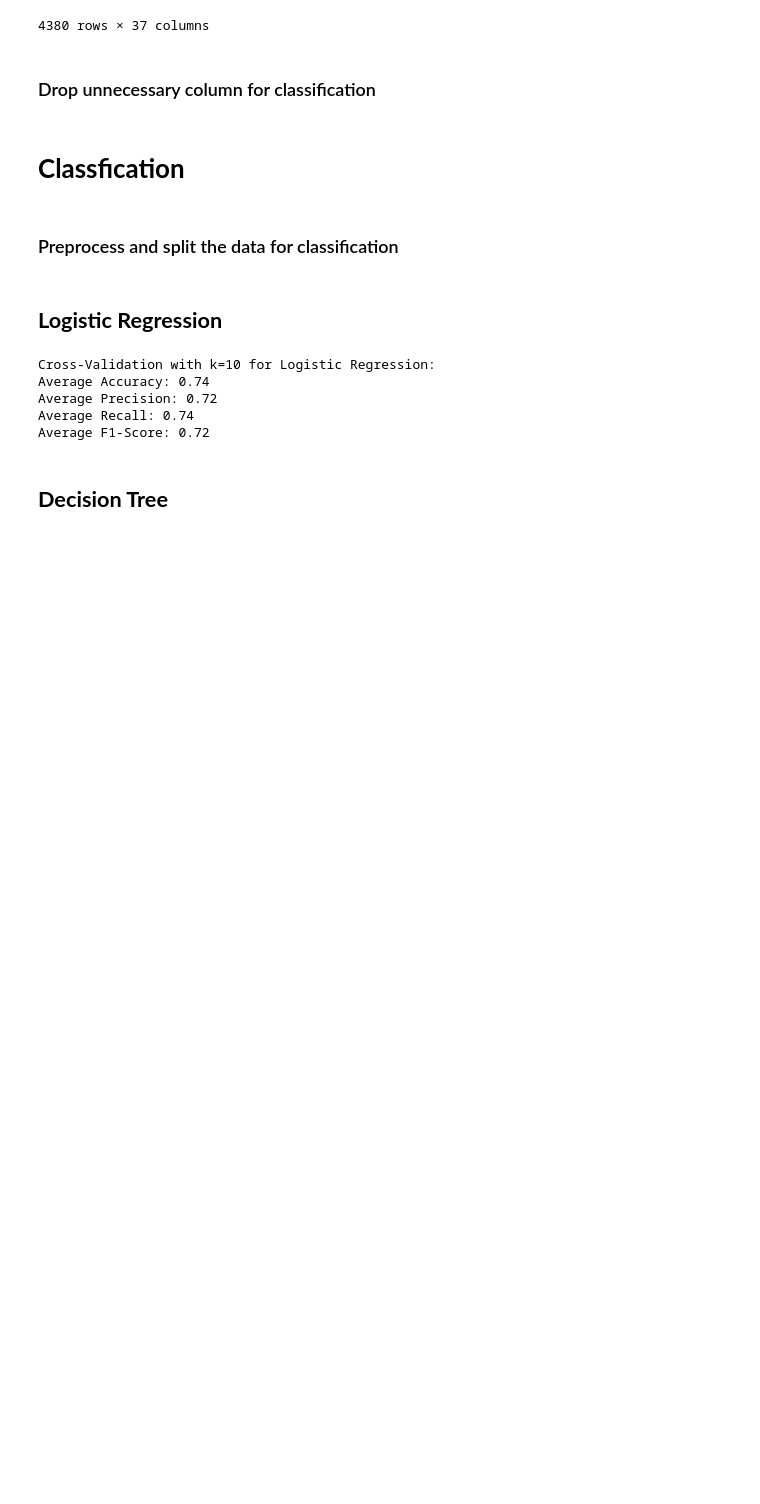
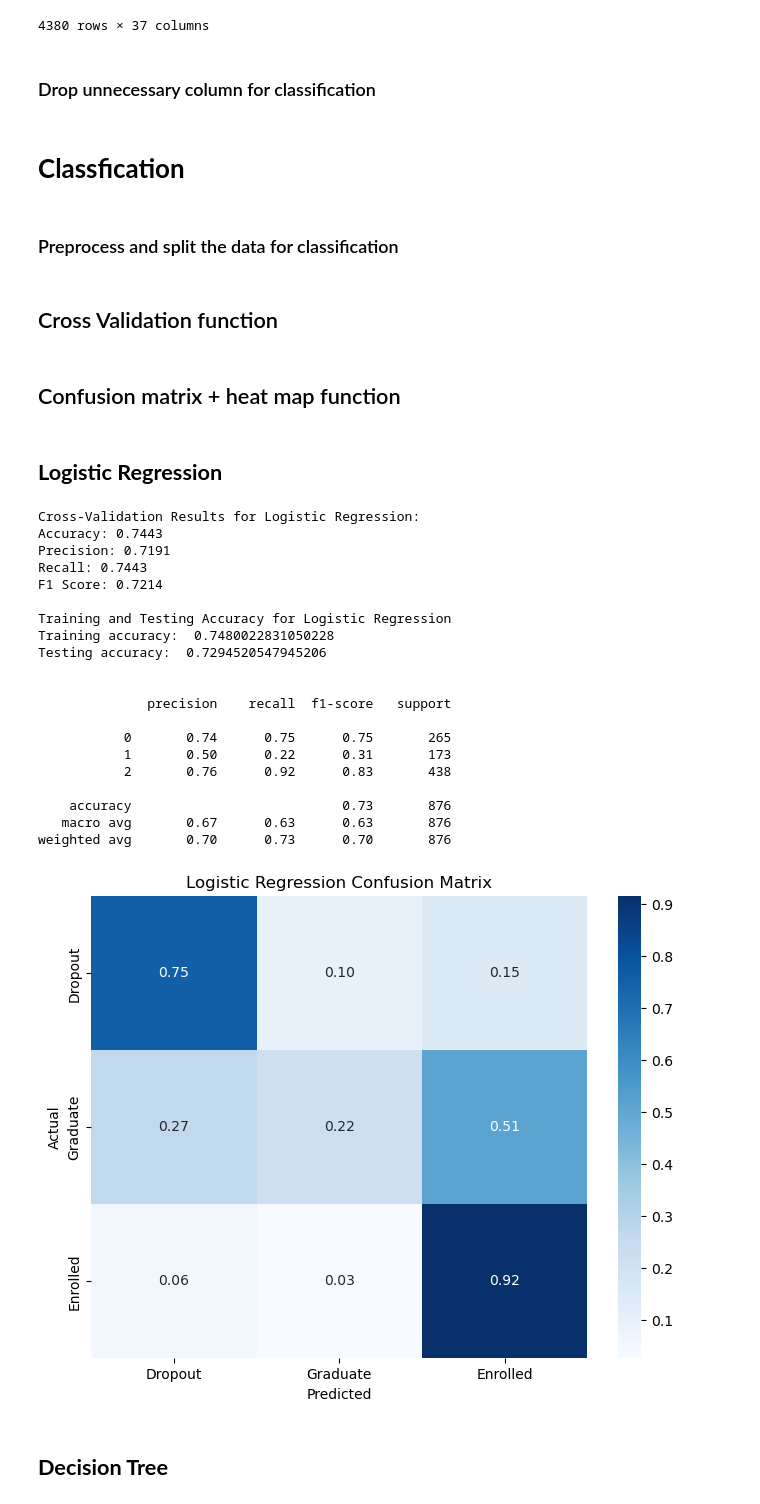
Before and after one commit to junyao0525/dm-ass, a Jupyter notebook: notebooks/main.ipynb, the cells around one changed output. Drawn from its saved outputs; the diff is of its cells as text; code cells hidden in the pictures; blank space fills up the shorter version.

Commit message:
adding function in each classfier

```diff
--- a/notebooks/main.ipynb
+++ b/notebooks/main.ipynb
@@ -648,3 +648,5 @@ def print_classification_report(k, title, acc, precision, recall, score):
     print(f"Average Precision: {precision.mean():.2f}")
     print(f"Average Recall: {recall.mean():.2f}")
     print(f"Average F1-Score: {score.mean():.2f}")
+# %% [markdown]
+## Cross Validation function
@@ -650,0 +718,2 @@ def print_classification_report(k, title, acc, precision, recall, score):
+# %% [markdown]
+## Confusion matrix + heat map function
@@ -653,35 +741,31 @@ def print_classification_report(k, title, acc, precision, recall, score):
 # %%
 # Initialize Logistic Regression model
 log_reg = LogisticRegression(max_iter=1000)  # Set a higher max_iter to ensure convergence
 log_reg = log_reg.fit(X_train, y_train)
 
 
-# Set up k-fold cross-validation with scoring metrics
-k = 10  # Number of folds
-scoring = {
-    'accuracy': 'accuracy',
-    'precision': make_scorer(precision_score, average='weighted'),
-    'recall': make_scorer(recall_score, average='weighted'),
-    'f1': make_scorer(f1_score, average='weighted')
-}
-
-# Perform cross-validation
-cv_results_logreg = cross_validate(
-    log_reg,
-    X_train,
-    y_train,
-    cv=k,
-    scoring=scoring,
-    return_train_score=True
-)
-
-# Report cross-validation metrics
-print_classification_report(k, 'Logistic Regression', cv_results_logreg['test_accuracy'], cv_results_logreg['test_precision'], cv_results_logreg['test_recall'], cv_results_logreg['test_f1'])
+cv_results_logreg = perform_cross_validation(log_reg, X_train, y_train, model_name="Logistic Regression")
 # %% [output]
-Cross-Validation with k=10 for Logistic Regression:
-Average Accuracy: 0.74
-Average Precision: 0.72
-Average Recall: 0.74
-Average F1-Score: 0.72
+Cross-Validation Results for Logistic Regression:
+Accuracy: 0.7443
+Precision: 0.7191
+Recall: 0.7443
+F1 Score: 0.7214
+
+Training and Testing Accuracy for Logistic Regression
+Training accuracy:  0.7480022831050228
+Testing accuracy:  0.7294520547945206
+
+
+              precision    recall  f1-score   support
+
+           0       0.74      0.75      0.75       265
+           1       0.50      0.22      0.31       173
+           2       0.76      0.92      0.83       438
+
+    accuracy                           0.73       876
+   macro avg       0.67      0.63      0.63       876
+weighted avg       0.70      0.73      0.70       876
+[figure, added]
 # %% [markdown]
 ## **Decision Tree**
```
Also changed, not shown: parts of 20 cells of this notebook.
